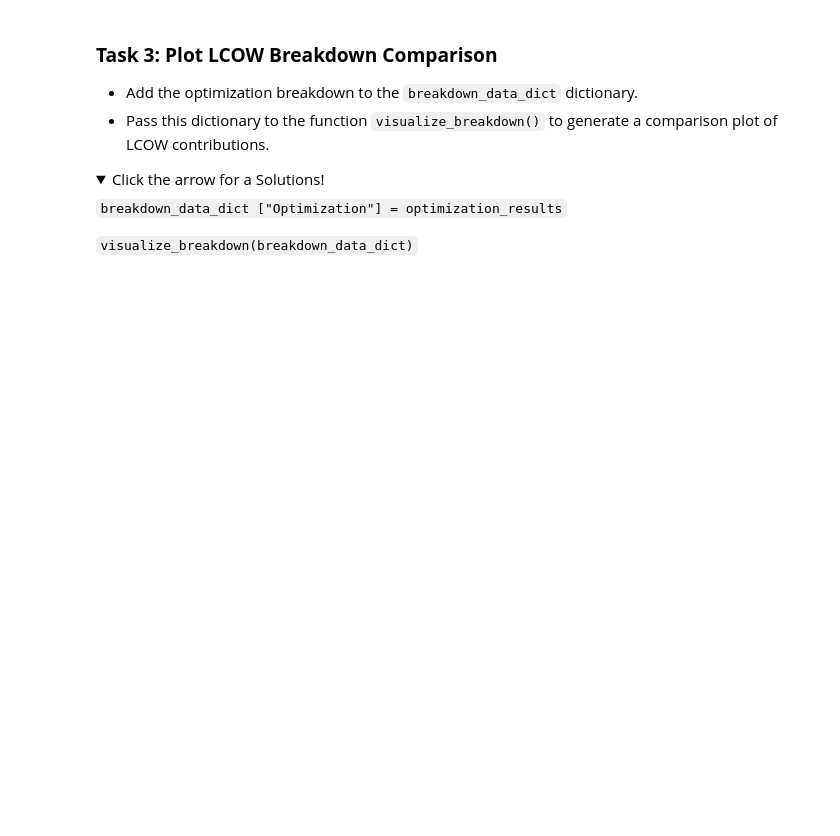
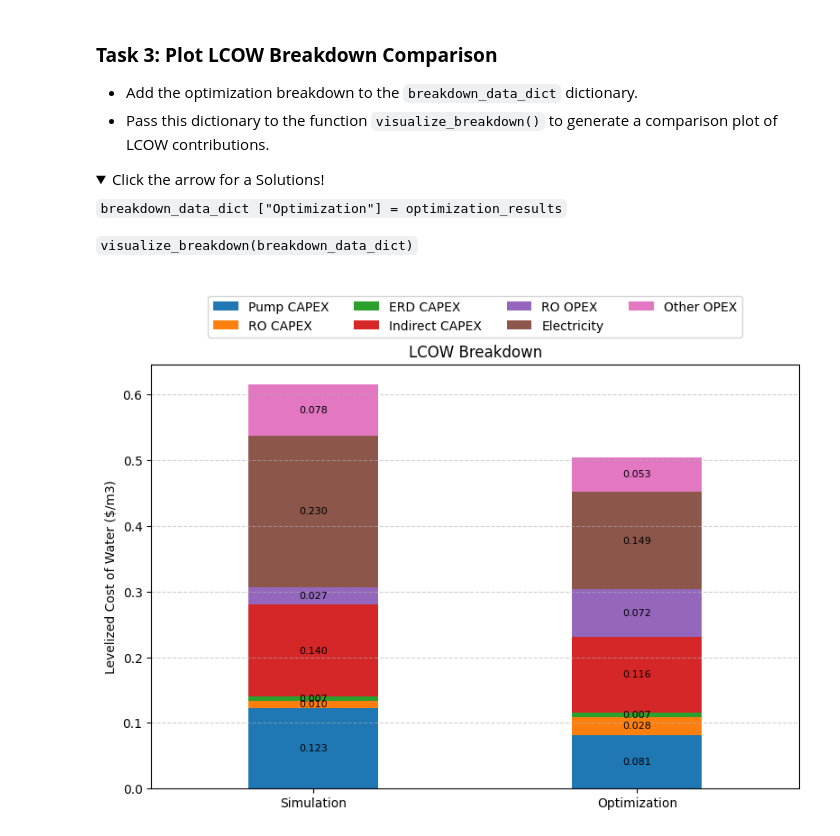
Before and after one commit to sufikaur/myfork-watertap_academy_fall_2025, a Jupyter notebook: week3/RO_Flowsheet_ERD_Techno_Economics_Analysis.ipynb, the cells around one changed output. Drawn from its saved outputs; the diff is of its cells as text; code cells hidden in the pictures; folded sections open; blank space fills up the shorter version.

```diff
--- a/week3/RO_Flowsheet_ERD_Techno_Economics_Analysis.ipynb
+++ b/week3/RO_Flowsheet_ERD_Techno_Economics_Analysis.ipynb
@@ -285,28 +322,5 @@ print(
 # %%
-def get_break_down_values(m):
-    LCOW_breakdown_data = {
-        # --- Capital Expenditure (CAPEX) Components (Annualized to LCOW) ---
-        # 1. Direct CAPEX for Pump
-        "Pump CAPEX": value(m.fs.costing.LCOW_aggregate_direct_capex["Pump"]),
-        # 2. Direct CAPEX for RO Unit (e.g., pressure vessels, piping)
-        "RO CAPEX": value(m.fs.costing.LCOW_aggregate_direct_capex["ReverseOsmosis0D"]),
-        # 3. Direct CAPEX for Energy Recovery Device (ERD)
-        "ERD CAPEX": value(
-            m.fs.costing.LCOW_aggregate_direct_capex["EnergyRecoveryDevice"]
-        ),
-        # 4. Indirect CAPEX (Aggregates items like engineering, contingency, etc.)
-        "Indirect CAPEX": value(
-            sum(i for i in m.fs.costing.LCOW_aggregate_indirect_capex.values())
-        ),
-        # --- Operating Expenditure (OPEX) Components (normalized to LCOW) ---
-        # 5. RO Fixed OPEX (Membrane replacement, maintenance)
-        "RO OPEX": value(m.fs.costing.LCOW_aggregate_fixed_opex["ReverseOsmosis0D"]),
-        # 6. Electricity OPEX (Variable OPEX, calculated from Specific Energy Consumption)
-        "Electricity": value(m.fs.costing.LCOW_aggregate_variable_opex["electricity"]),
-        # 7. Other Fixed OPEX (All remaining fixed OPEX components, excluding RO OPEX)
-        "Other OPEX": value(
-            sum(i for i in m.fs.costing.LCOW_aggregate_fixed_opex.values())
-            - m.fs.costing.LCOW_aggregate_fixed_opex["ReverseOsmosis0D"]
-        ),
-    }
-    return LCOW_breakdown_data
+from utility_functions import get_break_down_values, table_view
+
+simulation_results = get_break_down_values(m)
+table_view(simulation_results)
@@ -520,3 +462,7 @@ We will extract the optimal LCOW, examine its detailed breakdown, and create com
 # get breakdown value for optimization results
 
 # Display the table of LCOW breakdown
+
+optimization_results = get_break_down_values(m)
+
+table_view(optimization_results)
@@ -538,5 +498,11 @@ We will extract the optimal LCOW, examine its detailed breakdown, and create com
 # %%
 # Add optimziation breakdown resutls to breakdown_data_dict
 
 
 # Generate a comparison plot of LCOW contributions
+
+breakdown_data_dict["Optimization"] = optimization_results
+
+visualize_breakdown(breakdown_data_dict)
+# %% [output]
+[figure, added]
```
Also changed, not shown: parts of 53 cells of this notebook, 1 other file.
